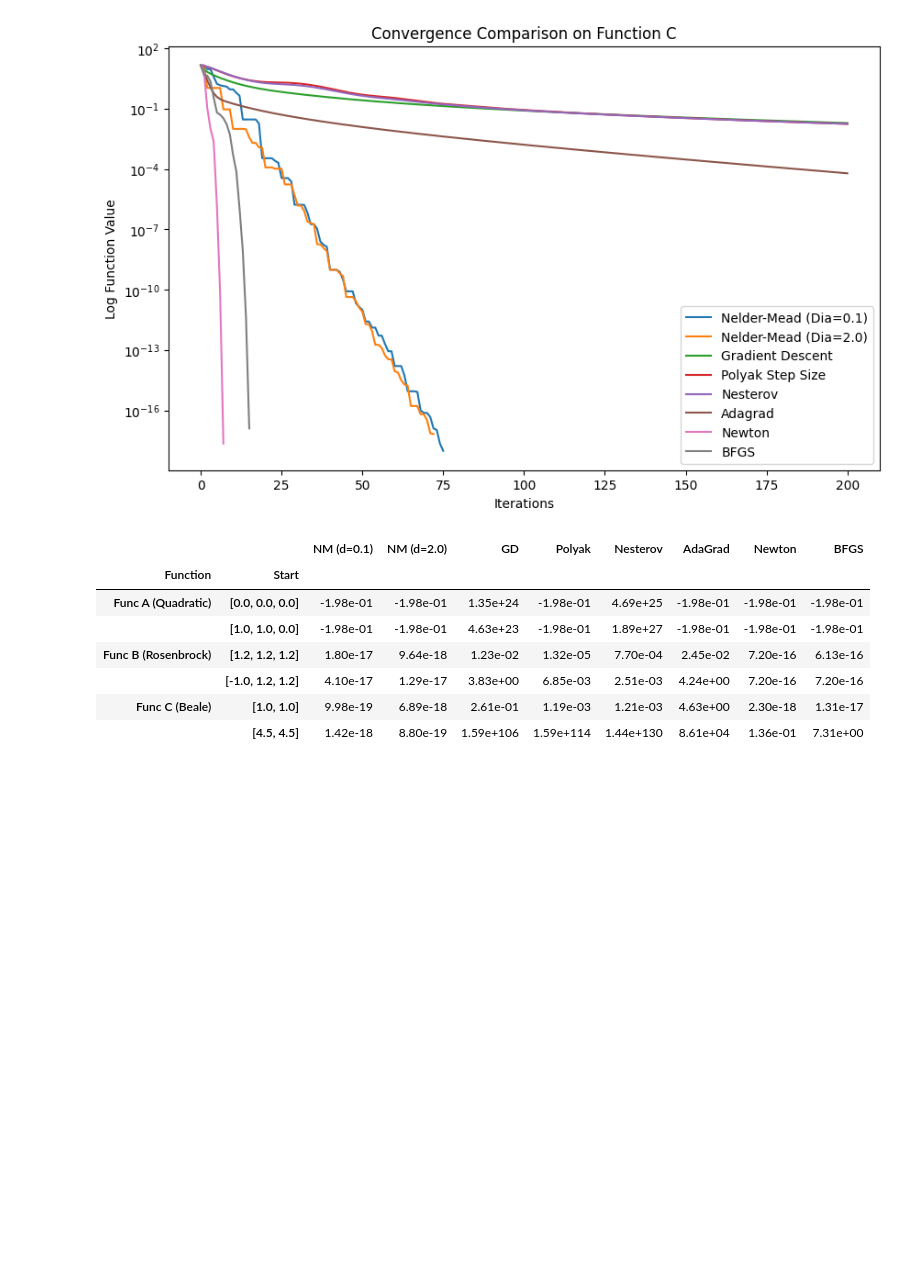
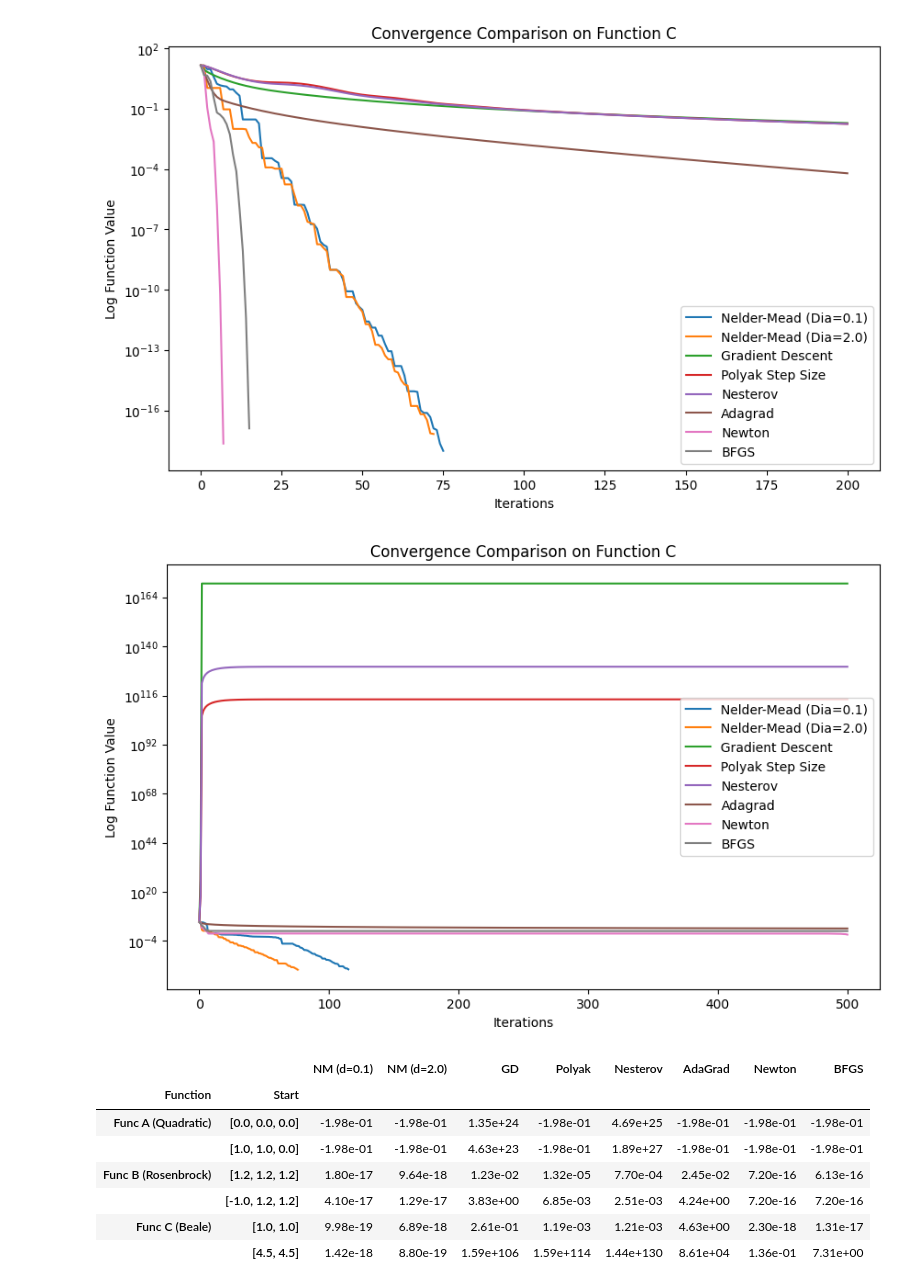
Before and after one commit to DvorsakGal/Mathematics_2, a Jupyter notebook: 4_InteriorPointMethod/HW_1.ipynb, the cells around one changed output. Cells and saved outputs as stored; diff of their text form; code cells hidden in the pictures; blank space fills up the shorter version.

```diff
--- a/4_InteriorPointMethod/HW_1.ipynb
+++ b/4_InteriorPointMethod/HW_1.ipynb
@@ -339,6 +374,41 @@ plt.legend()
 plt.show()
 # %% [output]
 [figure]
+# %%
+start = STARTS_C[1]
+f = func_C
+steps = 500
+gamma = 0.001 # You'll need to tune gamma for GD per function!
+
+# Run Algorithms
+_, f_nm_small = nelder_mead(start, f, n_steps=steps, diameter=0.1)
+_, f_nm_large = nelder_mead(start, f, n_steps=steps, diameter=2.0)
+_, f_gd = run_gd(start, f, n_steps=steps, gamma=0.01)
+_, f_polyak = run_polyak_gd(start, f, n_steps=steps, gamma=gamma, mu=0.9)
+_, f_nesterov = run_nesterov_gd(start, f, n_steps=steps, gamma=gamma, mu=0.9)
+_, f_adagrad = run_adagrad(start, f, n_steps=steps, gamma=0.5)
+_, f_newton = run_newton(start, f, n_steps=steps)
+_, f_bfgs = run_bfgs(start, f, n_steps=steps)
+
+# Plotting
+plt.figure(figsize=(10, 6))
+plt.plot(f_nm_small, label='Nelder-Mead (Dia=0.1)')
+plt.plot(f_nm_large, label='Nelder-Mead (Dia=2.0)')
+plt.plot(f_gd, label='Gradient Descent')
+plt.plot(f_polyak, label='Polyak Step Size')
+plt.plot(f_nesterov, label='Nesterov')
+plt.plot(f_adagrad, label='Adagrad')
+plt.plot(f_newton, label='Newton')
+plt.plot(f_bfgs, label='BFGS')
+
+plt.yscale('log')
+plt.title("Convergence Comparison on Function C")
+plt.xlabel("Iterations")
+plt.ylabel("Log Function Value")
+plt.legend()
+plt.show()
+# %% [output]
+[figure, added]
 # %%
 def generate_comparison_table():
     # Number of iterations to run each algorithm
```
Also changed, not shown: parts of 13 cells of this notebook, 1 other file.
